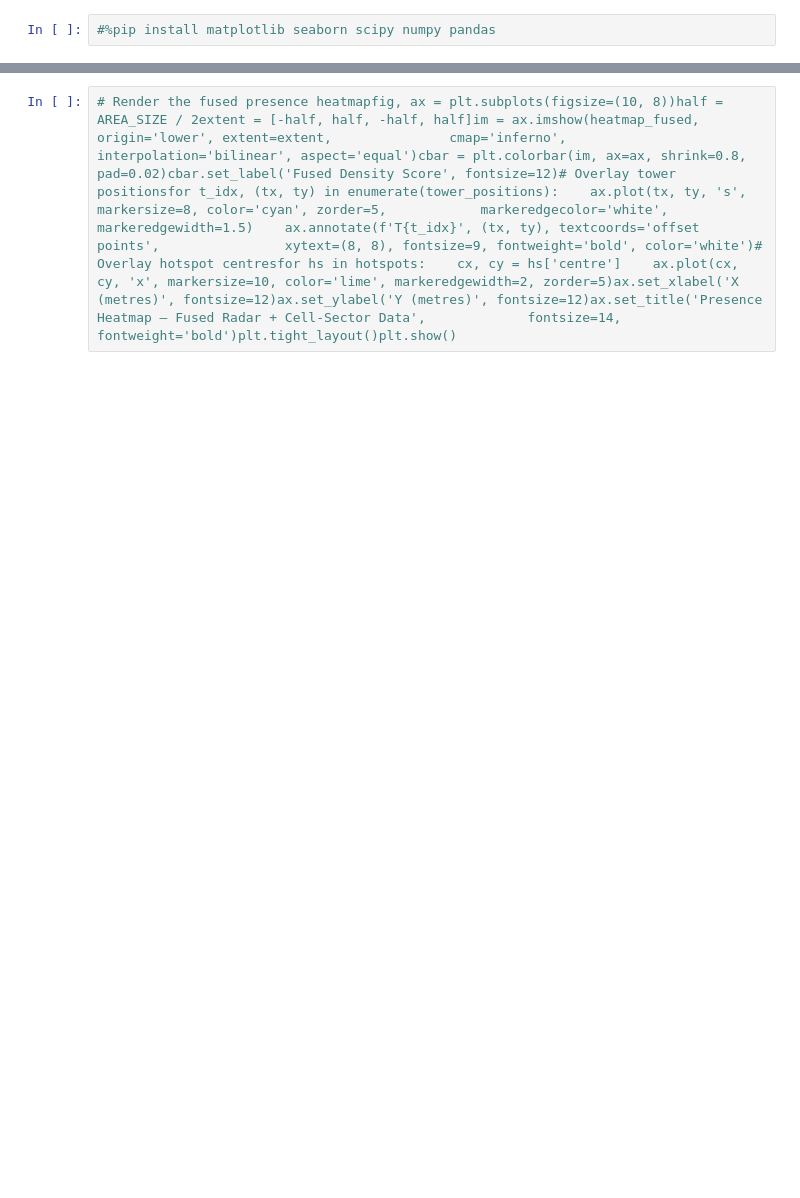
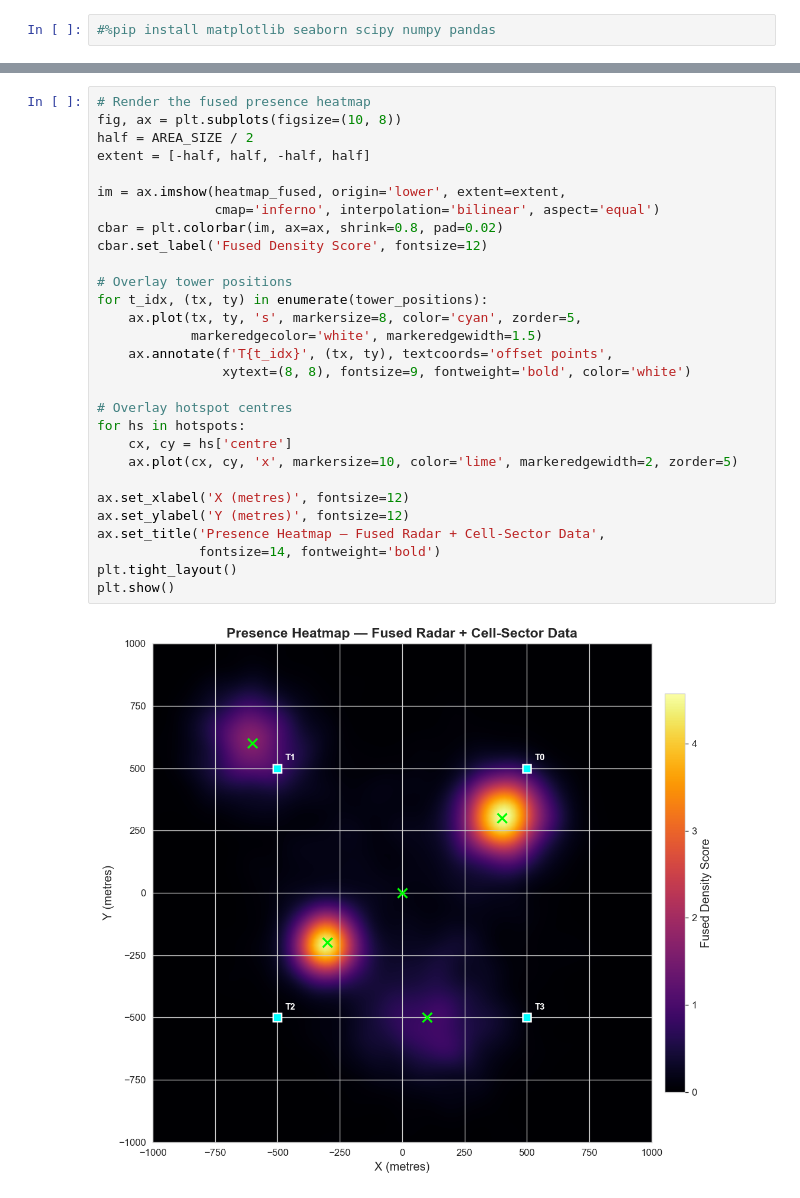
Before and after one commit to Boison08/RADAR-SIGNAL-DETECTION, a Jupyter notebook: presence_heatmap_generator.ipynb, the cells around one changed output, grey strips where cells are left out. Drawn from its saved outputs; the diff is of its cells as text; blank space fills up the shorter version.

```diff
--- a/presence_heatmap_generator.ipynb
+++ b/presence_heatmap_generator.ipynb
@@ -21,3 +352,32 @@
 # %%
-# Render the fused presence heatmapfig, ax = plt.subplots(figsize=(10, 8))half = AREA_SIZE / 2extent = [-half, half, -half, half]im = ax.imshow(heatmap_fused, origin='lower', extent=extent,               cmap='inferno', interpolation='bilinear', aspect='equal')cbar = plt.colorbar(im, ax=ax, shrink=0.8, pad=0.02)cbar.set_label('Fused Density Score', fontsize=12)# Overlay tower positionsfor t_idx, (tx, ty) in enumerate(tower_positions):    ax.plot(tx, ty, 's', markersize=8, color='cyan', zorder=5,            markeredgecolor='white', markeredgewidth=1.5)    ax.annotate(f'T{t_idx}', (tx, ty), textcoords='offset points',                xytext=(8, 8), fontsize=9, fontweight='bold', color='white')# Overlay hotspot centresfor hs in hotspots:    cx, cy = hs['centre']    ax.plot(cx, cy, 'x', markersize=10, color='lime', markeredgewidth=2, zorder=5)ax.set_xlabel('X (metres)', fontsize=12)ax.set_ylabel('Y (metres)', fontsize=12)ax.set_title('Presence Heatmap — Fused Radar + Cell-Sector Data',             fontsize=14, fontweight='bold')plt.tight_layout()plt.show()
+# Render the fused presence heatmap
+fig, ax = plt.subplots(figsize=(10, 8))
+half = AREA_SIZE / 2
+extent = [-half, half, -half, half]
+
+im = ax.imshow(heatmap_fused, origin='lower', extent=extent,
+               cmap='inferno', interpolation='bilinear', aspect='equal')
+cbar = plt.colorbar(im, ax=ax, shrink=0.8, pad=0.02)
+cbar.set_label('Fused Density Score', fontsize=12)
+
+# Overlay tower positions
+for t_idx, (tx, ty) in enumerate(tower_positions):
+    ax.plot(tx, ty, 's', markersize=8, color='cyan', zorder=5,
+            markeredgecolor='white', markeredgewidth=1.5)
+    ax.annotate(f'T{t_idx}', (tx, ty), textcoords='offset points',
+                xytext=(8, 8), fontsize=9, fontweight='bold', color='white')
+
+# Overlay hotspot centres
+for hs in hotspots:
+    cx, cy = hs['centre']
+    ax.plot(cx, cy, 'x', markersize=10, color='lime', markeredgewidth=2, zorder=5)
+
+ax.set_xlabel('X (metres)', fontsize=12)
+ax.set_ylabel('Y (metres)', fontsize=12)
+ax.set_title('Presence Heatmap — Fused Radar + Cell-Sector Data',
+             fontsize=14, fontweight='bold')
+plt.tight_layout()
+plt.show()
+# %% [output]
+[figure, added]
 # %%
```
Also changed, not shown: parts of 11 cells of this notebook.
